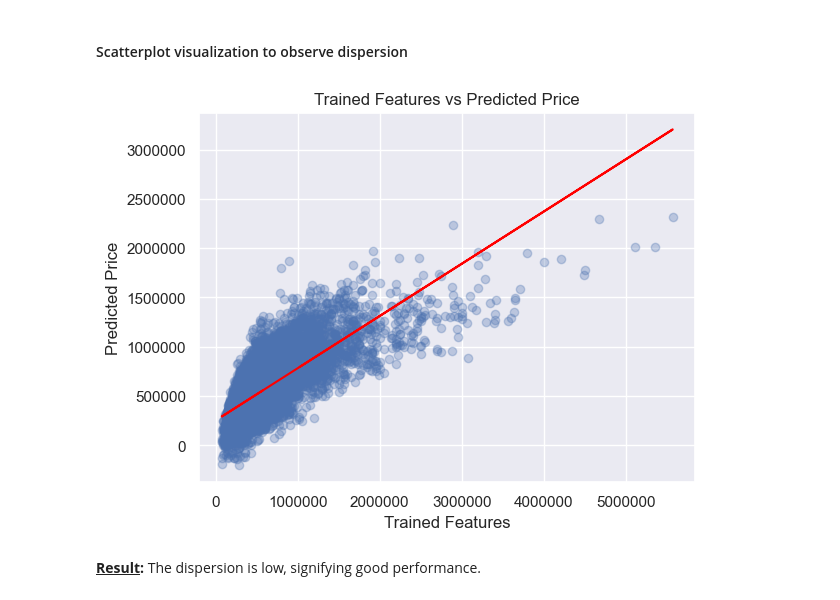
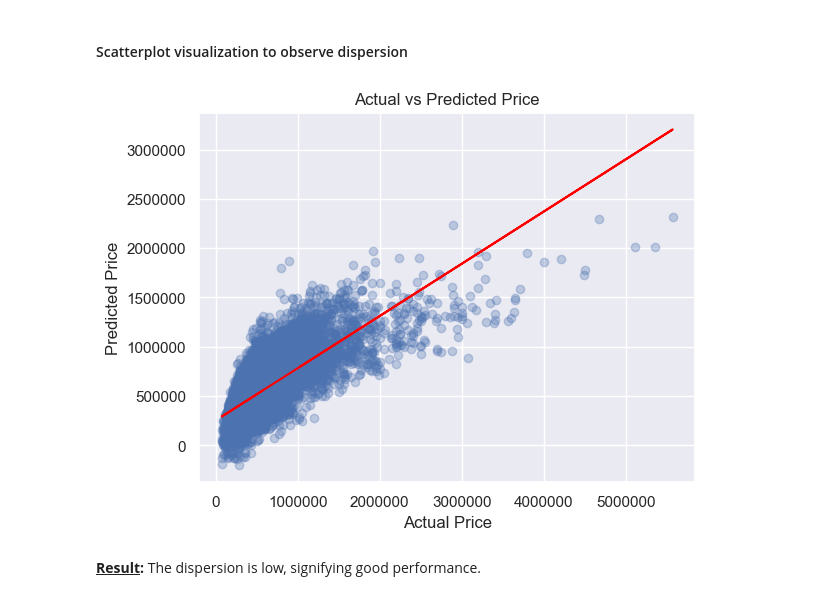
Before and after one commit to renaqd/team5-ADS500B, a Jupyter notebook: FinalProject_team5.ipynb, the cells around one changed output. Saved outputs shown, nothing was run; the diff lists cells and outputs as text; code cells hidden in the pictures.

Commit message:
refined model

```diff
--- a/FinalProject_team5.ipynb
+++ b/FinalProject_team5.ipynb
@@ -262,5 +246,8 @@ sns.heatmap(high_corr)
 # %% [markdown]
 However, `sqft_above` will be removed for the final model as it may have multicollinearity concerns with `sqft_living`.
+# %%
+# drop columns with multicollinearity concerns
+housing_data.drop(["sqft_above"], axis = 1, inplace = True)
 # %% [markdown]
 #### **2.4 Perform exploratory analysis in combination with visualization techniques to discover patterns and features of interest**
 # %%
@@ -307,16 +290,11 @@ plt.show()
 
 Features with moderate correlation: sqft_living, bathrooms,
 # %%
-# predictor variables
-housing_features = ['sqft_living', 'grade', 'bathrooms']
+# drop variables incompatible to modeling
+housing_data.drop(["date"], axis = 1, inplace = True)
 
-# response variable
-housing_price = 'price'
+# selecting independent variables to explore
+x_all = housing_data.drop(columns=['price'])
 
 # fit a linear regression model to predict 'price' with housing features
-Y = housing_data['price']
-lm1 = LinearRegression()
-lm1.fit(housing_data[housing_features], Y)
-
-print("predicted values: " + str(lm1.predict(housing_data[housing_features])))
-print("R^2: " + str(lm1.score(housing_data[housing_features], Y)))
+Y = housing_data['price'] # response variable
@@ -357 +341,4 @@ Predicting price using three housing features including `sqft_living`, `grade`,
+# %%
+# housing features for predictor variables
+x = housing_data[['sqft_living', 'grade', 'bathrooms']]
 # %% [markdown]
@@ -359,16 +348,13 @@ Predicting price using three housing features including `sqft_living`, `grade`,
 # %%
 # split data into training and testing set
-X_train, X_test, y_train, y_test = train_test_split(housing_data[housing_features], Y, test_size=0.25, random_state=1)
+X_train, X_test, y_train, y_test = train_test_split(x, Y, test_size=0.25, random_state=1)
 
 # get the shape of train and test sets
 train_shape = X_train.shape[0]
 test_shape = X_test.shape[0]
-X_shape = housing_data[housing_features].shape[0]
+X_shape = x.shape[0]
 
-# proportion of train and test sets
-train_percent = train_shape/X_shape
-test_percent = test_shape/X_shape
-
-print('Train Size:', 100*round(train_percent, 2),'%')
-print('Test Size:', 100*round(test_percent, 2), '%')
+print('Number of Records: ', X_shape)
+print('Train Size:', train_shape, '(',100*round(train_shape/X_shape, 2),'%)')
+print('Test Size:', test_shape, '(',100*round(test_shape/X_shape, 2), '%)')
 # %% [output]
@@ -454,16 +413,16 @@ R-Squared (y-test):  0.5255291036786489
 # %%
 # visualization
 plt.scatter(x=y_train, y=y_lm2_train_pred, alpha=0.3)
 
 z = np.polyfit(y_train, y_lm2_train_pred, 1)
 p = np.poly1d(z)
 
 plt.plot(y_train, p(y_train), 'red')
 plt.ylabel('Predicted Price')
-plt.xlabel('Trained Features')
-plt.title ('Trained Features vs Predicted Price')
+plt.xlabel('Actual Price')
+plt.title ('Actual vs Predicted Price')
 plt.ticklabel_format(style='plain')
 # %% [output]
-[figure, old version]
+[figure, new version]
 # %% [markdown]
 **<u>Result</u>:** The dispersion is low, signifying good performance.
```
Also changed, not shown: parts of 24 cells of this notebook.
